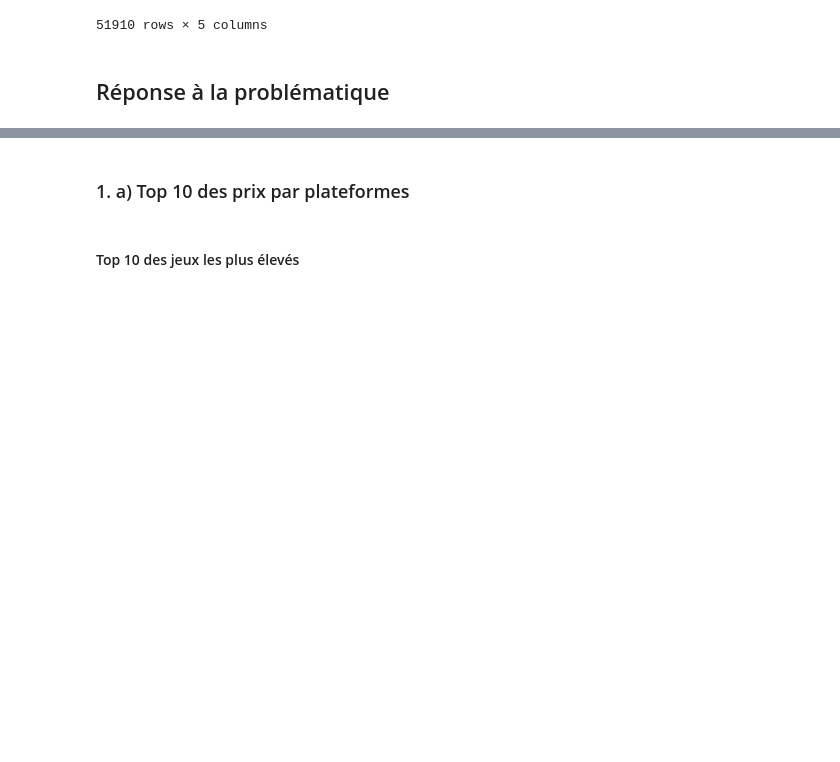
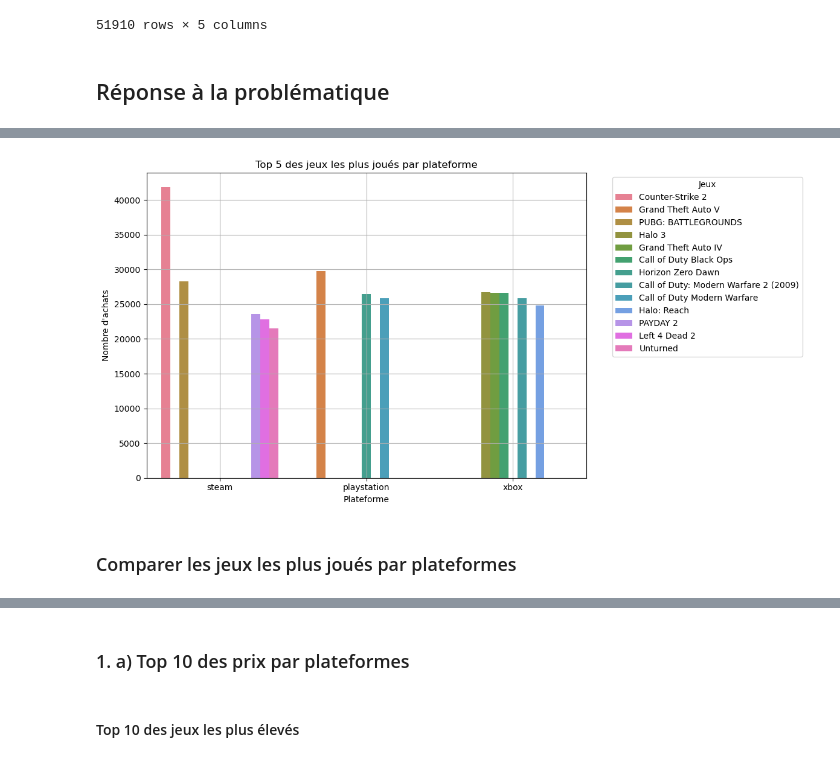
Before and after one commit to isanyams/projet-jeux-video, a Jupyter notebook: projet_jeux_videos_final_isa.ipynb, the cells around one changed output, grey strips where cells are left out. Cells and saved outputs as stored; diff of their text form; code cells hidden in the pictures; blank space fills up the shorter version.

```diff
--- a/projet_jeux_videos_final_isa.ipynb
+++ b/projet_jeux_videos_final_isa.ipynb
@@ -551,0 +650,23 @@ most_reviewed_games.to_csv('clean_data/most_reviewed_games.csv')
+# %%
+import seaborn as sns
+import matplotlib.pyplot as plt
+
+plt.figure(figsize=(12, 6))
+sns.barplot(
+    data=top_jeux_plateforme,
+    x='plateforme',
+    y='nb_achats',
+    hue='title',
+    dodge=True
+)
+plt.title("Top 5 des jeux les plus joués par plateforme")
+plt.xlabel("Plateforme")
+plt.ylabel("Nombre d'achats")
+plt.legend(title='Jeux', bbox_to_anchor=(1.05, 1), loc='upper left')
+plt.tight_layout()
+plt.grid(True)
+plt.show()
+# %% [output]
+[figure, added]
+# %% [markdown]
+### Comparer les jeux les plus joués par plateformes
```
Also changed, not shown: parts of 28 cells of this notebook.
